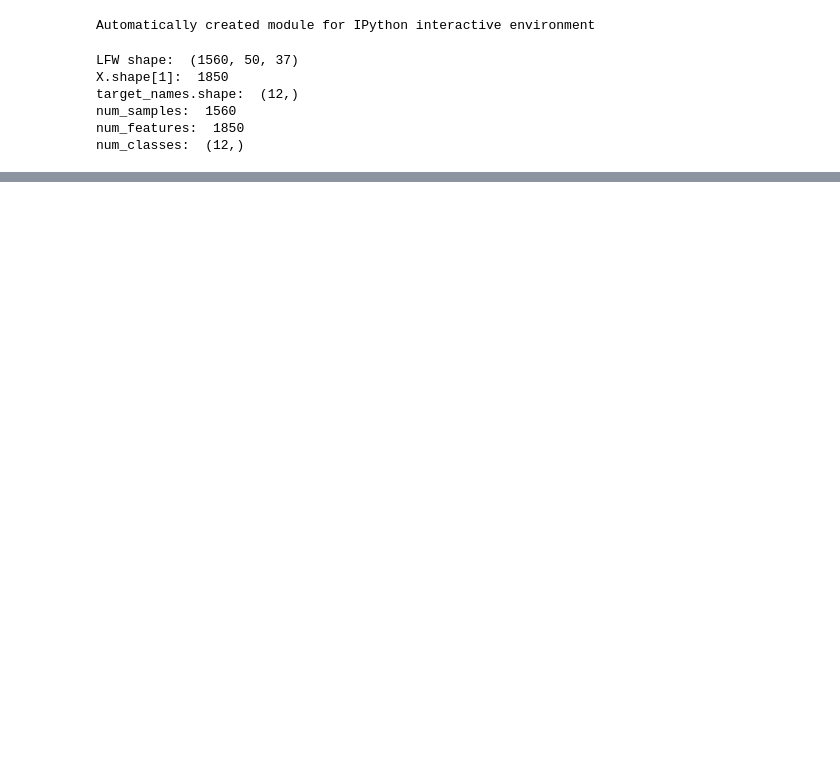
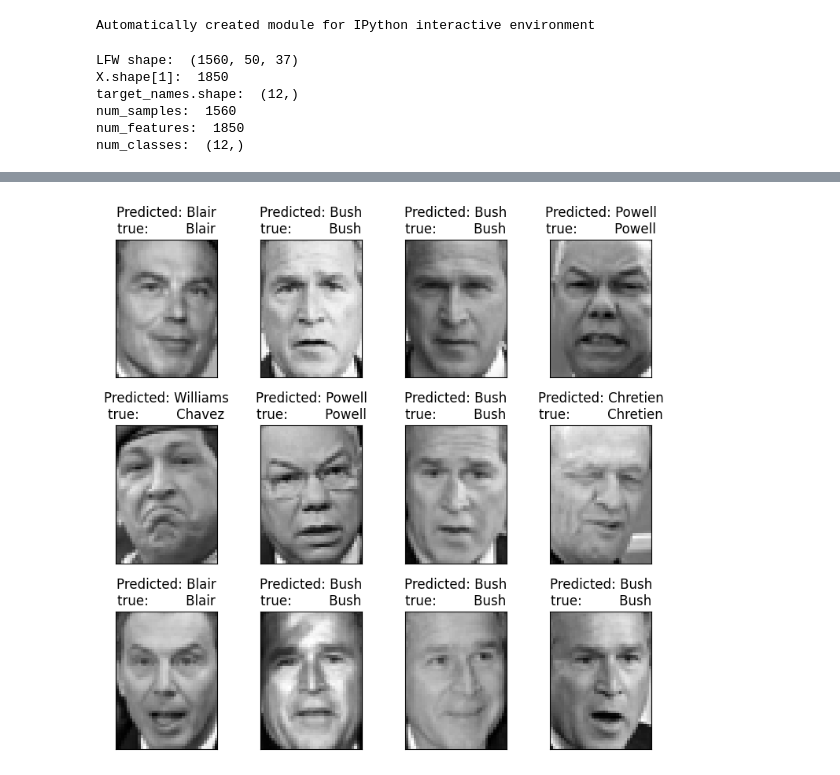
Before and after one commit to shitijnigam/kaggle-repo, a Jupyter notebook: ml-recap-pca-eigenfaces.ipynb, the cells around one changed output, grey strips where cells are left out. Cells and saved outputs as stored; diff of their text form; code cells hidden in the pictures; blank space fills up the shorter version.

Commit message:
ML Recap - PCA + Eigenfaces v2

```diff
--- a/ml-recap-pca-eigenfaces.ipynb
+++ b/ml-recap-pca-eigenfaces.ipynb
@@ -104,0 +111,9 @@ print("Time taken in %0.3fs" % (time()-t0))
+# %%
+# project data
+
+eigenfaces = pca.components_.reshape((num_components, height, width))
+
+t0 = time()
+X_train_pca = pca.transform(X_train)
+X_test_pca = pca.transform(X_test)
+print("Time taken: %0.3fs" % (time()-t0))
@@ -104,0 +147,4 @@ print("Time taken in %0.3fs" % (time()-t0))
+# %%
+# test
+y_pred = clf.predict(X_test_pca)
+print(classification_report(y_test, y_pred, target_names = target_names))
@@ -104,0 +187,25 @@ print("Time taken in %0.3fs" % (time()-t0))
+# %%
+# plot significant eigenfaces
+
+def gallery(images, titles, height, width, num_rows = 3, num_cols = 4):
+    pl.figure(figsize = (1.8*num_cols, 2.4*num_rows))
+    pl.subplots_adjust(bottom = 0, left = 0.01, right = 0.99, top = 0.9, hspace = 0.35)
+    for i in range(num_rows * num_cols):
+        pl.subplot(num_rows, num_cols, i+1)
+        pl.imshow(images[i].reshape((height, width)), cmap = pl.cm.gray)
+        pl.title(titles[i], size = 12)
+        pl.xticks(())
+        pl.yticks(())
+
+def title_function(y_pred, y_test, target_names, i):
+    pred_name = target_names[y_pred[i]].rsplit(' ', 1)[-1]
+    true_name = target_names[y_test[i]].rsplit(' ', 1)[-1]
+    return ('Predicted: %s\ntrue:         %s' % (pred_name, true_name))
+
+prediction_titles = [title_function(y_pred, y_test, target_names, i) for i in range(y_pred.shape[0])]
+
+gallery(X_test, prediction_titles, height, width)
+
+pl.show()
+# %% [output]
+[figure, added]
```
Also changed, not shown: parts of 8 cells of this notebook.
